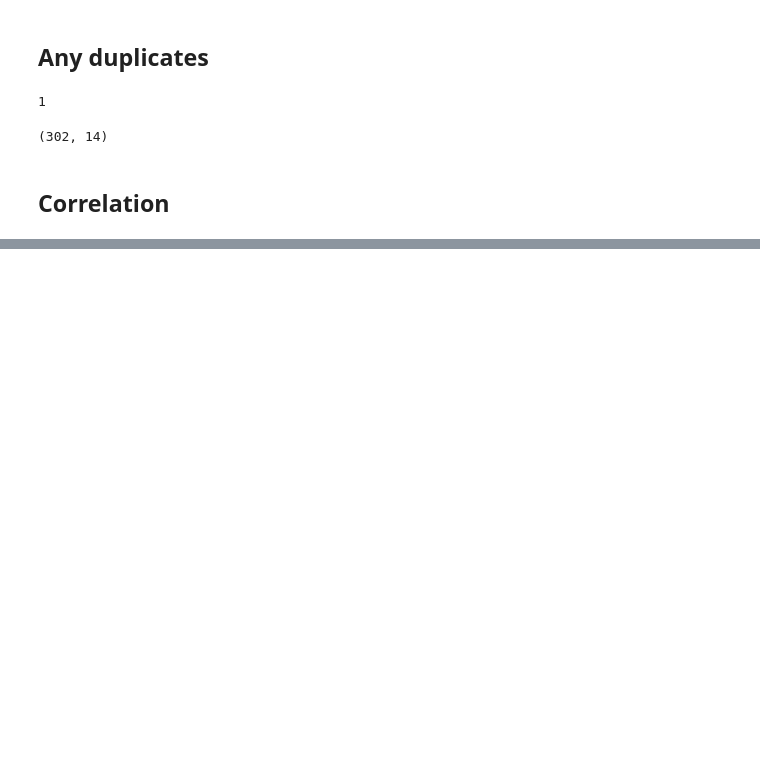
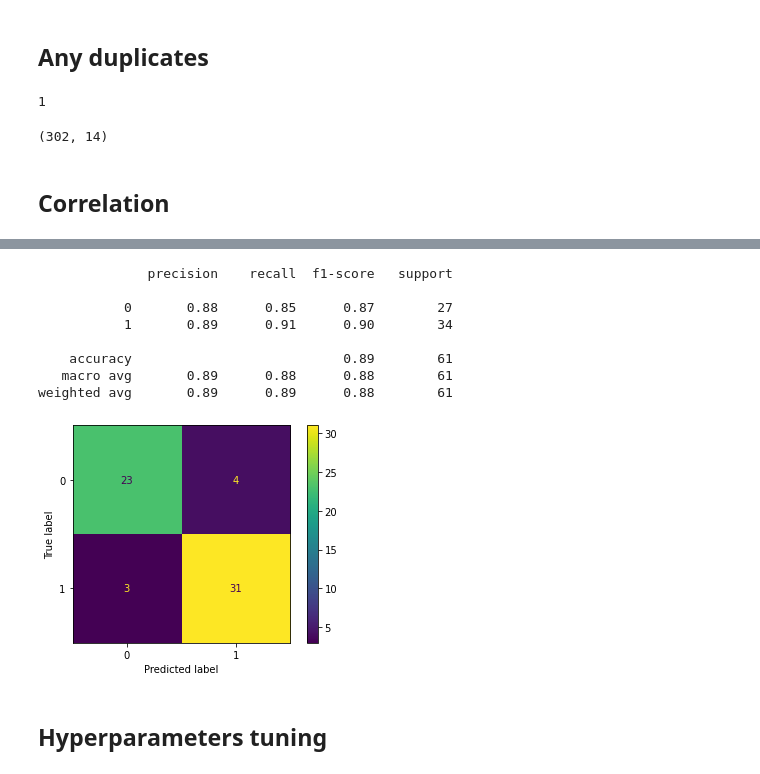
Before and after one commit to Abubakr1710/Hipocratia, a Jupyter notebook: eda.ipynb, the cells around one changed output, grey strips where cells are left out. Cells and saved outputs as stored; diff of their text form; code cells hidden in the pictures; blank space fills up the shorter version.

```diff
--- a/eda.ipynb
+++ b/eda.ipynb
@@ -74,0 +180,17 @@ data.shape
+# %%
+rf_pipe.fit(X_train,y_train)
+rf_pred = rf_pipe.predict(X_test)
+print(classification_report(y_test, rf_pred))
+plot_confusion_matrix(rf_pipe, X_test, y_test);
+# %% [output]
+              precision    recall  f1-score   support
+
+           0       0.88      0.85      0.87        27
+           1       0.89      0.91      0.90        34
+
+    accuracy                           0.89        61
+   macro avg       0.89      0.88      0.88        61
+weighted avg       0.89      0.89      0.88        61
+[figure, added]
+# %% [markdown]
+## Hyperparameters tuning
```
Also changed, not shown: parts of 29 cells of this notebook.
